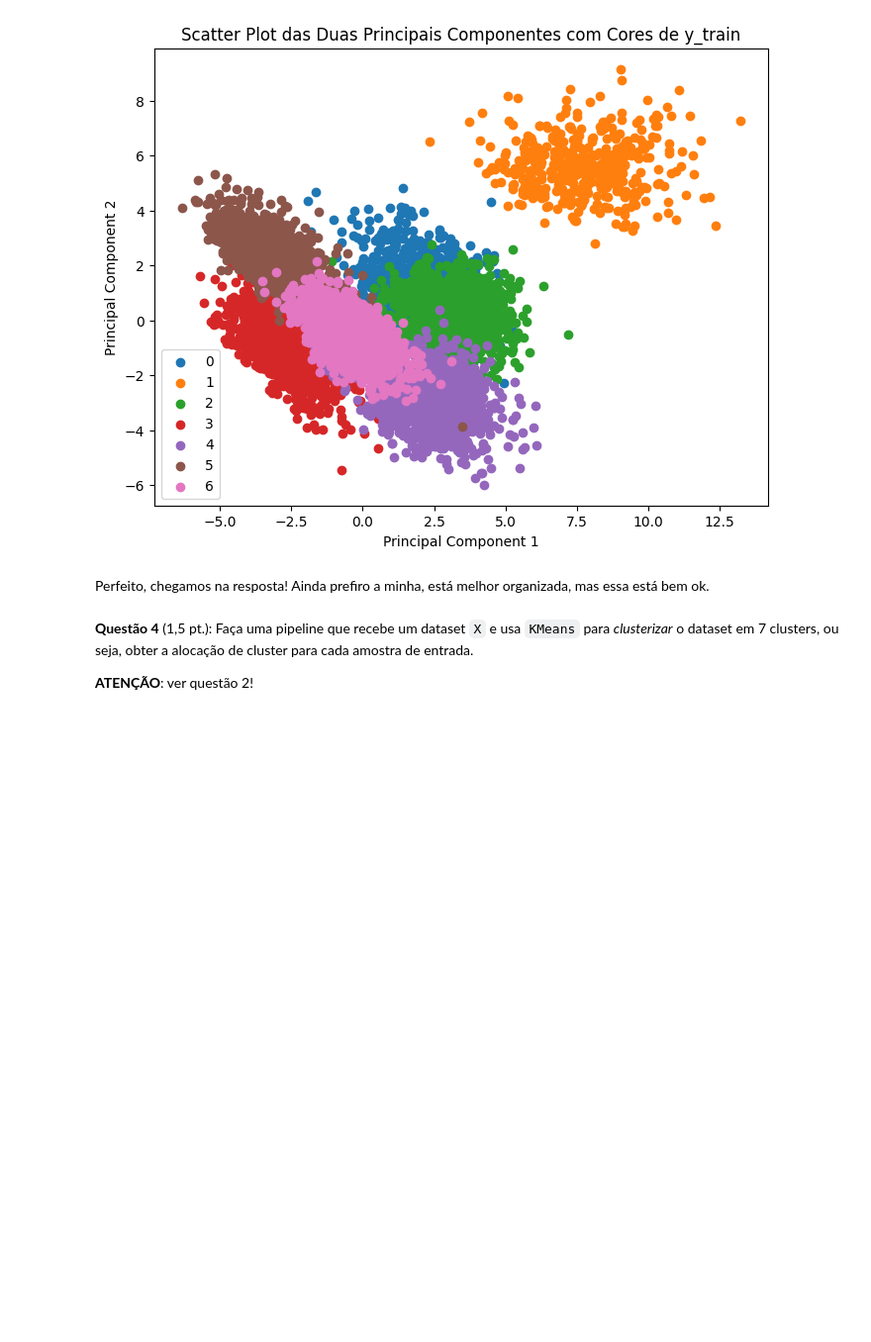
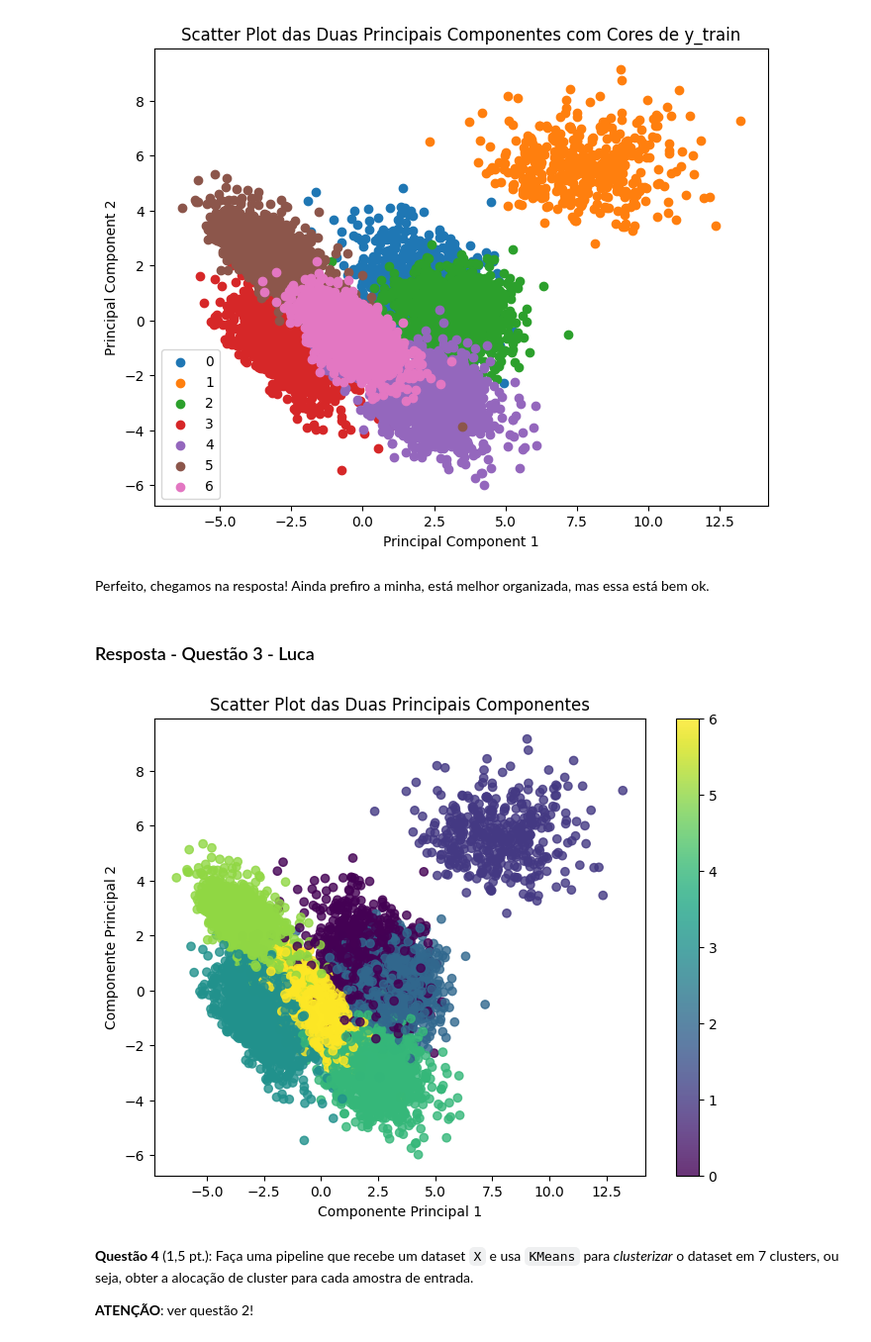
Before and after one commit to LucaMizrahi/MachineLearning, a Jupyter notebook: SimuladosPF/af_ML_23_2/prova_final_eng_2023_2_gabarito.ipynb, the cells around one changed output. Shown at 99% size. Saved outputs shown, nothing was run; the diff lists cells and outputs as text; code cells hidden in the pictures; blank space fills up the shorter version.

```diff
--- a/SimuladosPF/af_ML_23_2/prova_final_eng_2023_2_gabarito.ipynb
+++ b/SimuladosPF/af_ML_23_2/prova_final_eng_2023_2_gabarito.ipynb
@@ -655,6 +697,33 @@ plot_scatter_with_color(X_train_pca, y_train)
 [figure]
 # %% [markdown]
 Perfeito, chegamos na resposta! Ainda prefiro a minha, está melhor organizada, mas essa está bem ok.
+# %% [markdown]
+### Resposta - Questão 3 - Luca
+# %%
+import matplotlib.pyplot as plt
+from sklearn.decomposition import PCA
+from sklearn.pipeline import Pipeline
+from sklearn.preprocessing import StandardScaler
+
+# Criar a pipeline
+pipeline = Pipeline([
+    ('scaler', StandardScaler()),  # Escalonamento dos dados
+    ('pca', PCA(n_components=2))  # Redução de dimensionalidade para 2 componentes principais
+])
+
+# Aplicar a pipeline ao conjunto de dados de treinamento
+X_pca = pipeline.fit_transform(X_train)
+
+# Plotar os resultados
+plt.figure(figsize=(8, 6))
+scatter = plt.scatter(X_pca[:, 0], X_pca[:, 1], c=y_train, cmap='viridis', alpha=0.8)
+plt.colorbar(scatter)
+plt.xlabel('Componente Principal 1')
+plt.ylabel('Componente Principal 2')
+plt.title('Scatter Plot das Duas Principais Componentes')
+plt.show()
+# %% [output]
+[figure, added]
 # %% [markdown]
 **Questão 4** (1,5 pt.): Faça uma pipeline que recebe um dataset `X` e usa `KMeans` para *clusterizar* o dataset em 7 clusters, ou seja, obter a alocação de cluster para cada amostra de entrada.
 
```
Also changed, not shown: parts of 5 cells of this notebook.
